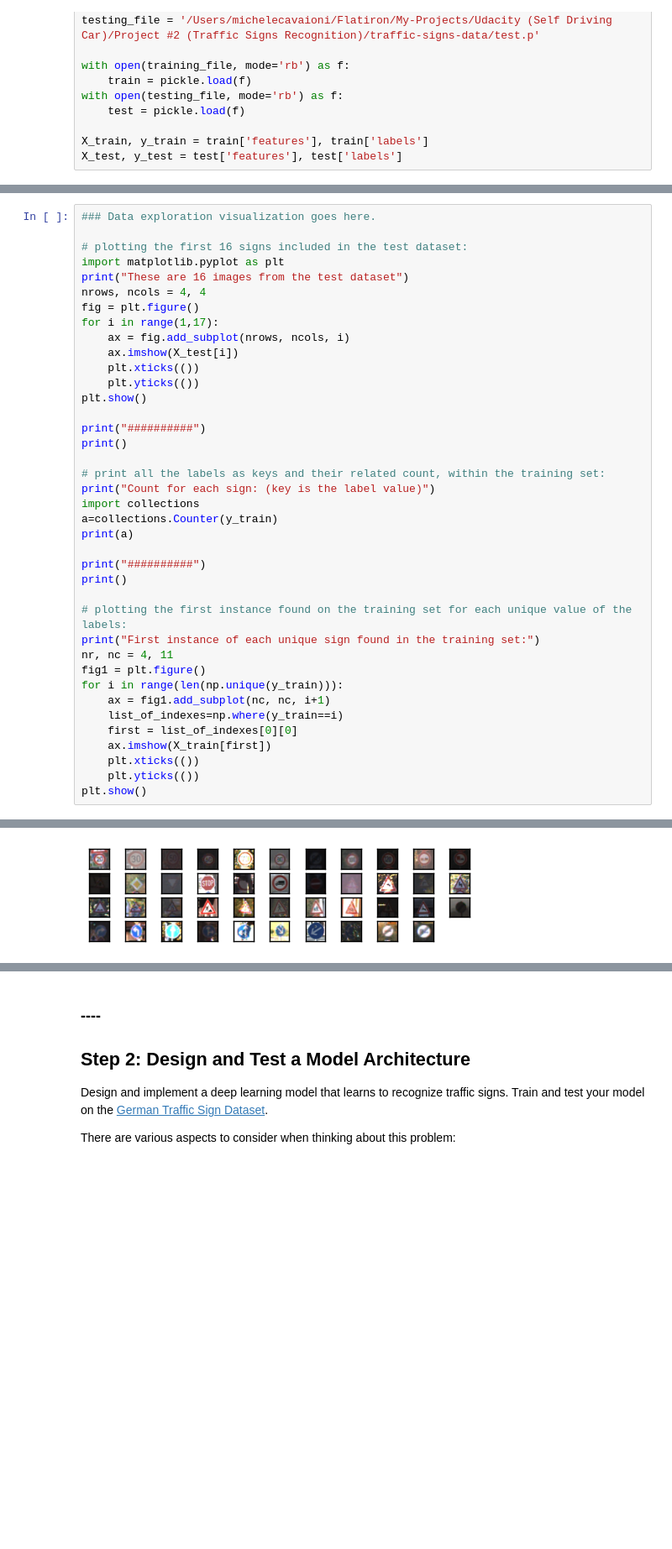
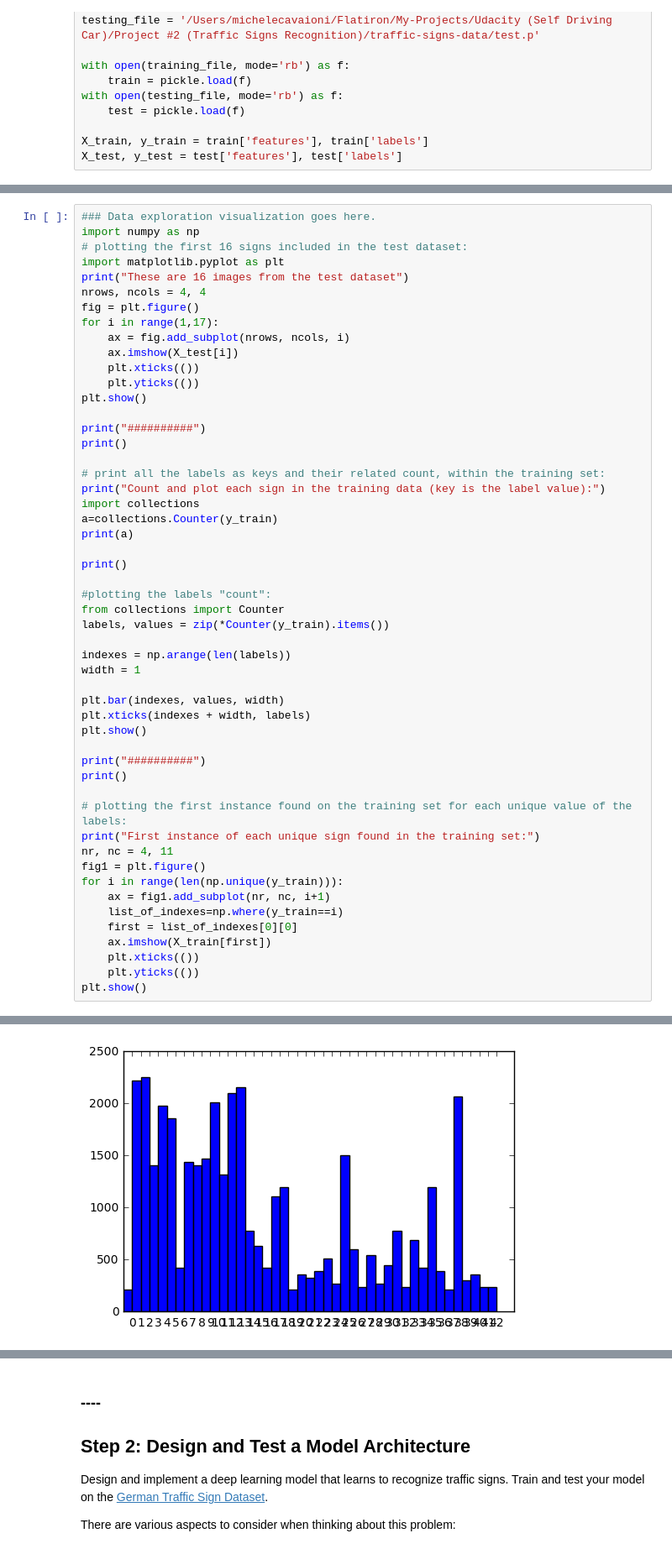
Before and after one commit to mcavaioni/Self-Driving-Cars, a Jupyter notebook: Project-2-Traffic-Signs-Recognition/Traffic_Signs_Recognition.ipynb, the cells around one changed output, grey strips where cells are left out. Shown at 84% size. Saved outputs shown, nothing was run; the diff lists cells and outputs as text; blank space fills up the shorter version.

Commit message:
feat: Traffic Signs Recognition ipynb file
Uploaded final ipynb file for Traffic Signs Recognition

```diff
--- a/Project-2-Traffic-Signs-Recognition/Traffic_Signs_Recognition.ipynb
+++ b/Project-2-Traffic-Signs-Recognition/Traffic_Signs_Recognition.ipynb
@@ -72,7 +72,7 @@ Image data shape = (32, 32, 3)
 Number of classes = 43
 # %%
 ### Data exploration visualization goes here.
-
+import numpy as np
 # plotting the first 16 signs included in the test dataset:
 import matplotlib.pyplot as plt
 print("These are 16 images from the test dataset")
@@ -89,10 +89,23 @@ print("##########")
 print()
 
 # print all the labels as keys and their related count, within the training set:
-print("Count for each sign: (key is the label value)")
+print("Count and plot each sign in the training data (key is the label value):")
 import collections
 a=collections.Counter(y_train)
 print(a)
+
+print()
+
+#plotting the labels "count":
+from collections import Counter
+labels, values = zip(*Counter(y_train).items())
+
+indexes = np.arange(len(labels))
+width = 1
+
+plt.bar(indexes, values, width)
+plt.xticks(indexes + width, labels)
+plt.show()
 
 print("##########")
 print()
@@ -102,7 +115,7 @@ print("First instance of each unique sign found in the training set:")
 nr, nc = 4, 11
 fig1 = plt.figure()
 for i in range(len(np.unique(y_train))):
-    ax = fig1.add_subplot(nc, nc, i+1)
+    ax = fig1.add_subplot(nr, nc, i+1)
     list_of_indexes=np.where(y_train==i)
     first = list_of_indexes[0][0]
     ax.imshow(X_train[first])
@@ -122 +132 @@ First instance of each unique sign found in the training set:
-[figure, old version]
+[figure, new version]
```
Also changed, not shown: parts of 31 cells of this notebook.
